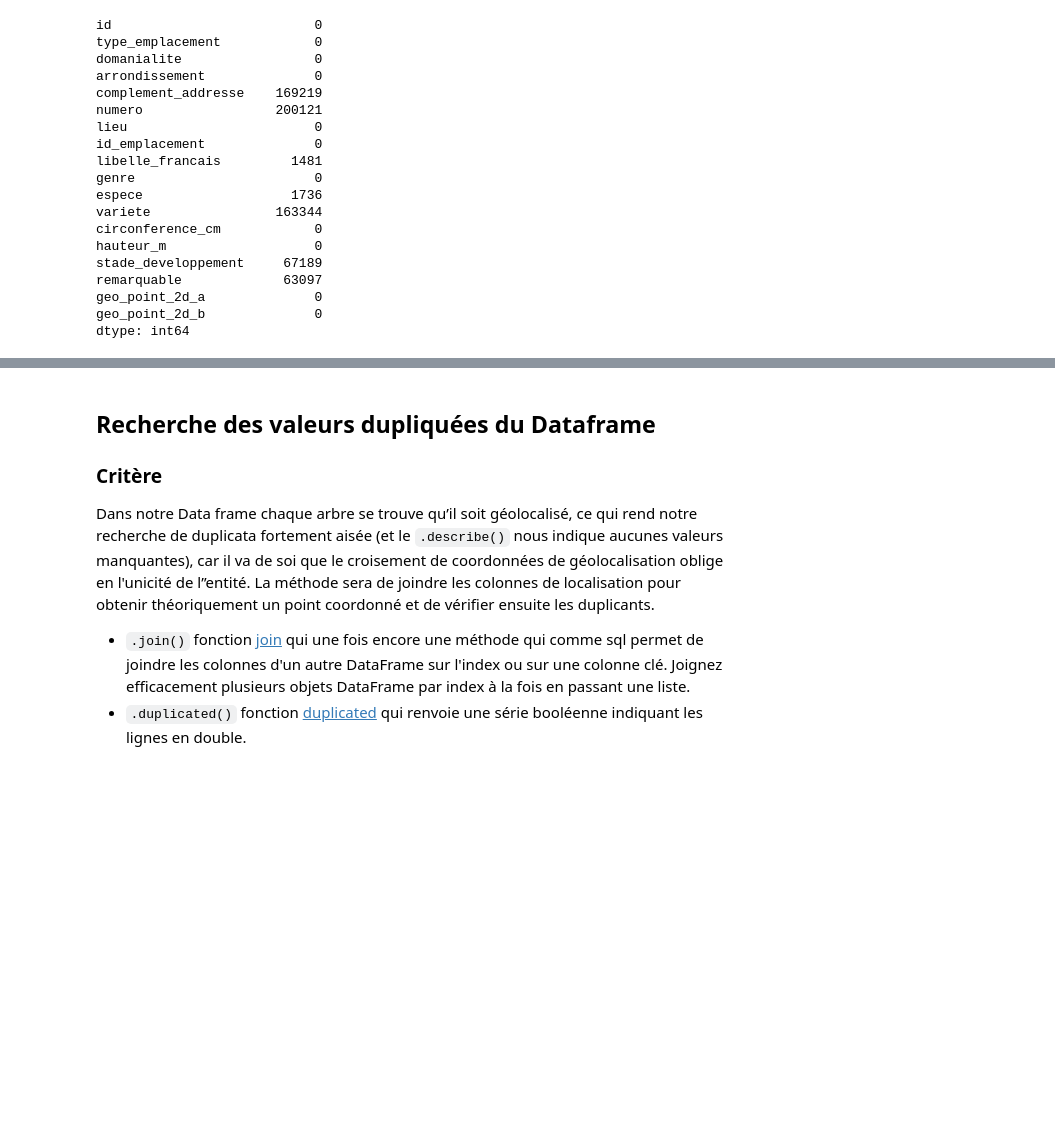
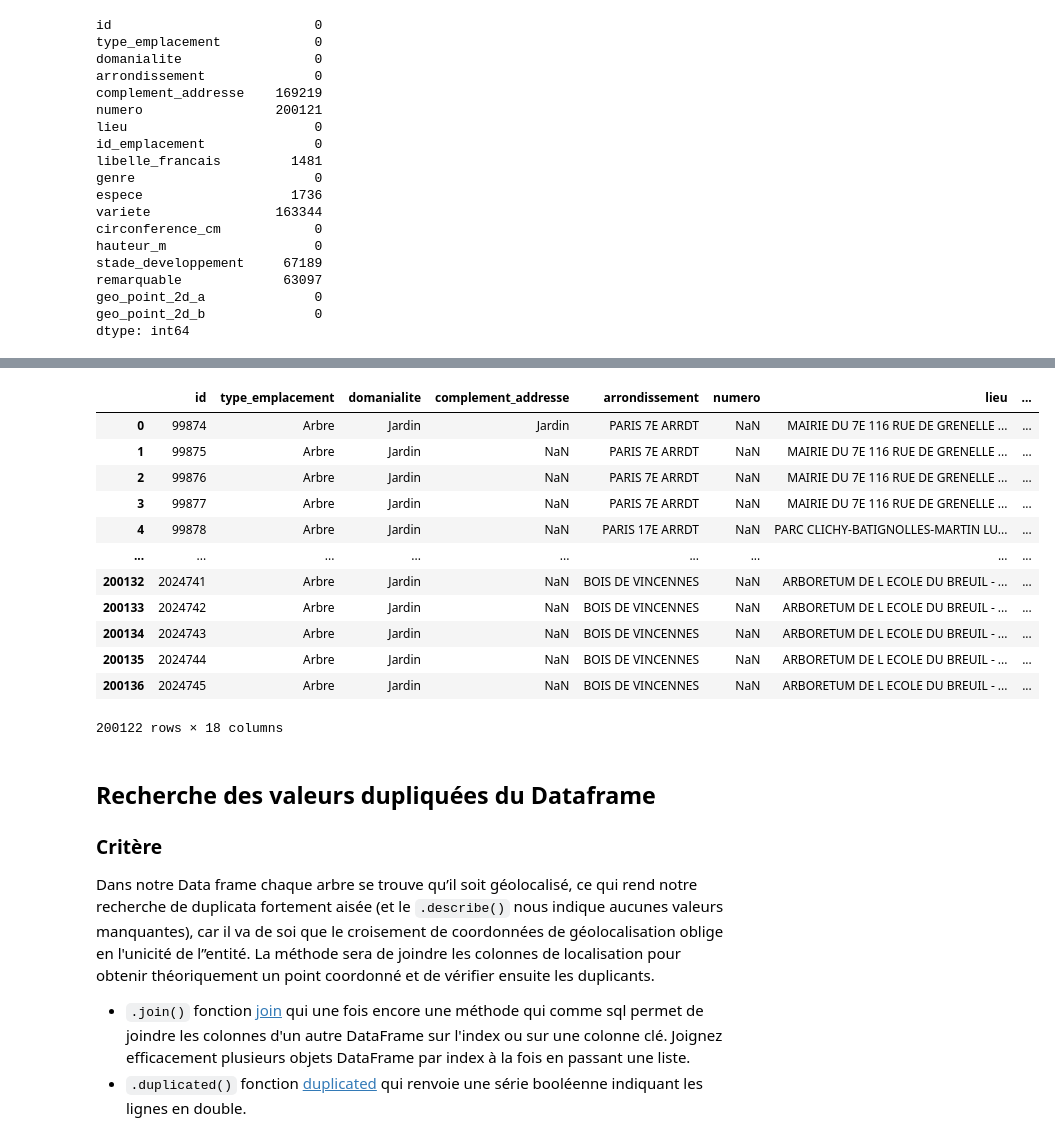
Before and after one commit to dicesare/Decrivez_et_nettoyez_votre_jeu_de_donnees, a Jupyter notebook: P2_01_notebook.ipynb, the cells around one changed output, grey strips where cells are left out. Cells and saved outputs as stored; diff of their text form; code cells hidden in the pictures; blank space fills up the shorter version.

```diff
--- a/P2_01_notebook.ipynb
+++ b/P2_01_notebook.ipynb
@@ -243,3 +258,22 @@ dtype: int64
+# %%
+arbre_erreur_valeur = arbres_genre_na.loc[:, arbres_genre_na.columns.difference(['domanialite','complement_addresse'],sort=False)].replace(to_replace ="Jardin", value = np.nan)
+arbre_erreur_valeur.insert(2,'domanialite',arbres_genre_na.domanialite)
+arbre_erreur_valeur.insert(3,'complement_addresse',arbres_genre_na.complement_addresse)
+arbre_erreur_valeur
+# %% [output]
+|  | id | type_emplacement | domanialite | complement_addresse | arrondissement | numero | lieu | ... |
+| 0 | 99874 | Arbre | Jardin | Jardin | PARIS 7E ARRDT | NaN | MAIRIE DU 7E 116 RUE DE GRENELLE ... | ... |
+| 1 | 99875 | Arbre | Jardin | NaN | PARIS 7E ARRDT | NaN | MAIRIE DU 7E 116 RUE DE GRENELLE ... | ... |
+| 2 | 99876 | Arbre | Jardin | NaN | PARIS 7E ARRDT | NaN | MAIRIE DU 7E 116 RUE DE GRENELLE ... | ... |
+| 3 | 99877 | Arbre | Jardin | NaN | PARIS 7E ARRDT | NaN | MAIRIE DU 7E 116 RUE DE GRENELLE ... | ... |
+| 4 | 99878 | Arbre | Jardin | NaN | PARIS 17E ARRDT | NaN | PARC CLICHY-BATIGNOLLES-MARTIN LU... | ... |
+| ... | ... | ... | ... | ... | ... | ... | ... | ... |
+| 200132 | 2024741 | Arbre | Jardin | NaN | BOIS DE VINCENNES | NaN | ARBORETUM DE L ECOLE DU BREUIL - ... | ... |
+| 200133 | 2024742 | Arbre | Jardin | NaN | BOIS DE VINCENNES | NaN | ARBORETUM DE L ECOLE DU BREUIL - ... | ... |
+| 200134 | 2024743 | Arbre | Jardin | NaN | BOIS DE VINCENNES | NaN | ARBORETUM DE L ECOLE DU BREUIL - ... | ... |
+| 200135 | 2024744 | Arbre | Jardin | NaN | BOIS DE VINCENNES | NaN | ARBORETUM DE L ECOLE DU BREUIL - ... | ... |
+| 200136 | 2024745 | Arbre | Jardin | NaN | BOIS DE VINCENNES | NaN | ARBORETUM DE L ECOLE DU BREUIL - ... | ... |
+200122 rows × 18 columns
 # %% [markdown]
 ## Recherche des valeurs dupliquées du Dataframe
 
```
Also changed, not shown: parts of 14 cells of this notebook, 1 other file.
